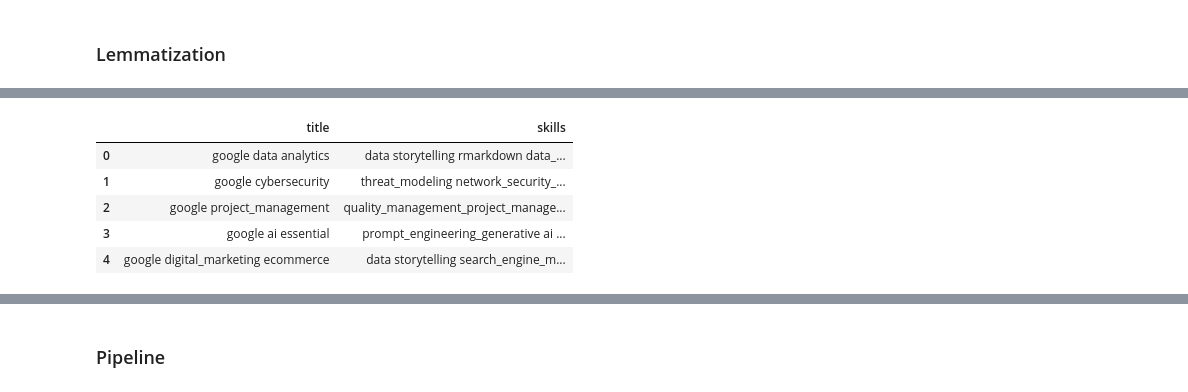
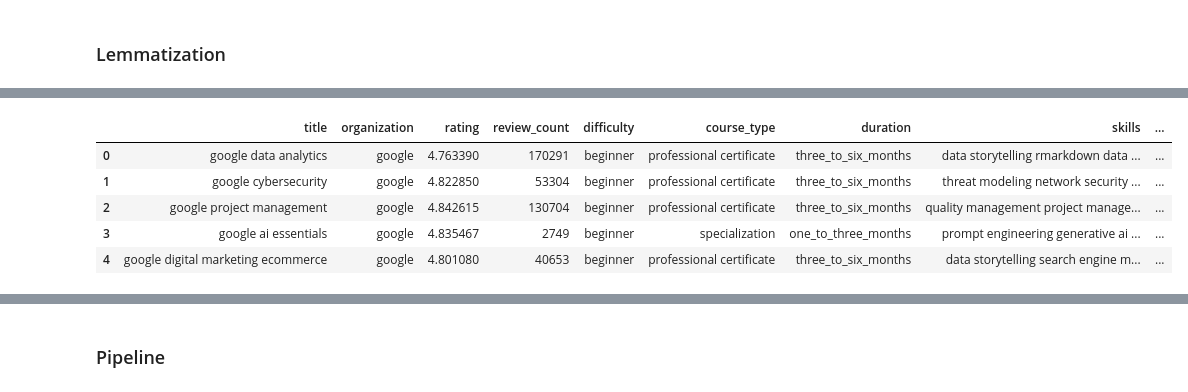
Before and after one commit to miguroi/sistech, a Jupyter notebook: data/sistech_preprocessing.ipynb, the cells around one changed output, grey strips where cells are left out. Saved outputs shown, nothing was run; the diff lists cells and outputs as text; code cells hidden in the pictures.

Commit message:
fix: fixed preserve compound to tokenize texts into words and processes token by token & result

```diff
--- a/data/sistech_preprocessing.ipynb
+++ b/data/sistech_preprocessing.ipynb
@@ -90,0 +101,3 @@ memory usage: 27.5+ KB
+# %%
+coursera_df = coursera_df.dropna()
+coursera_df.info()
@@ -247,0 +256,29 @@ def preserve_compounds(text):
+# %%
+def preserve_compounds(text):
+    if pd.isna(text):
+        return text
+
+    # Split into tokens while preserving spaces
+    tokens = str(text).lower().split()
+
+    # Sort compounds by length (longest first)
+    sorted_compounds = sorted(compounds, key=len, reverse=True)
+
+    for compound in sorted_compounds:
+        compound_tokens = compound.split()
+        compound_length = len(compound_tokens)
+
+        # Look for the compound pattern in consecutive tokens
+        i = 0
+        while i <= len(tokens) - compound_length:
+            # Check if we have a match
+            if tokens[i:i + compound_length] == compound_tokens:
+                # Replace with underscored version
+                replacement = '_'.join(compound_tokens)
+                tokens = tokens[:i] + [replacement] + tokens[i + compound_length:]
+                # Skip past the replacement to avoid re-processing
+                i += 1
+            else:
+                i += 1
+
+    return ' '.join(tokens)
@@ -248,3 +290,3 @@ def preserve_compounds(text):
 # %%
-coursera_df['title'] = coursera_df['title'].apply(preserve_compounds)
-coursera_df['skills'] = coursera_df['skills'].apply(preserve_compounds)
+coursera_df['title_tokenized'] = coursera_df['title'].apply(preserve_compounds)
+coursera_df['skills_tokenized'] = coursera_df['skills'].apply(preserve_compounds)
@@ -292,6 +345,9 @@ def remove_stopwords(text):
                 filtered_tokens.append(token)
 
     return ' '.join(filtered_tokens)
+# %%
+coursera_df['title_stopwordsized'] = coursera_df['title_tokenized'].apply(remove_stopwords)
+coursera_df['skills_stopwordsized'] = coursera_df['skills_tokenized'].apply(remove_stopwords)
 # %%
 coursera_df.tail()
 # %% [output]
@@ -316,8 +372,8 @@ def apply_lemmatization(text):
 
     return ' '.join(lemmatized_words)
 
-coursera_df['title'] = coursera_df['title'].apply(apply_lemmatization)
-coursera_df['skills'] = coursera_df['skills'].apply(apply_lemmatization)
+coursera_df['title_lemmatized'] = coursera_df['title_stopwordsized'].apply(apply_lemmatization)
+coursera_df['skills_lemmatized'] = coursera_df['skills_stopwordsized'].apply(apply_lemmatization)
 
 coursera_df.head()
 # %% [output]
@@ -326,9 +384,9 @@ coursera_df.head()
-|  | title | skills |
-| 0 | google data analytics | data storytelling rmarkdown data_... |
-| 1 | google cybersecurity | threat_modeling network_security_... |
-| 2 | google project_management | quality_management_project_manage... |
-| 3 | google ai essential | prompt_engineering_generative ai ... |
-| 4 | google digital_marketing ecommerce | data storytelling search_engine_m... |
+|  | title | organization | rating | review_count | difficulty | course_type | duration | skills | ... |
+| 0 | google data analytics | google | 4.763390 | 170291 | beginner | professional certificate | three_to_six_months | data storytelling rmarkdown data ... | ... |
+| 1 | google cybersecurity | google | 4.822850 | 53304 | beginner | professional certificate | three_to_six_months | threat modeling network security ... | ... |
+| 2 | google project management | google | 4.842615 | 130704 | beginner | professional certificate | three_to_six_months | quality management project manage... | ... |
+| 3 | google ai essentials | google | 4.835467 | 2749 | beginner | specialization | one_to_three_months | prompt engineering generative ai ... | ... |
+| 4 | google digital marketing ecommerce | google | 4.801080 | 40653 | beginner | professional certificate | three_to_six_months | data storytelling search engine m... | ... |
 # %%
 coursera_df.info()
 # %% [output]
```
Also changed, not shown: parts of 31 cells of this notebook, 2 other files.
